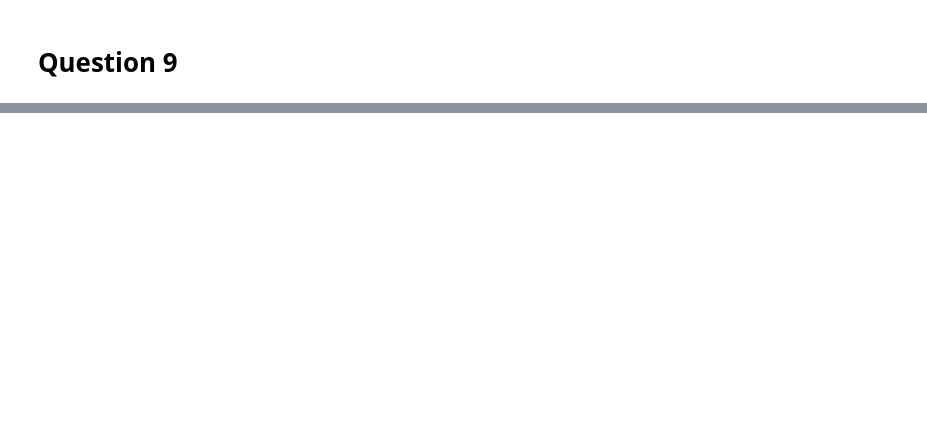
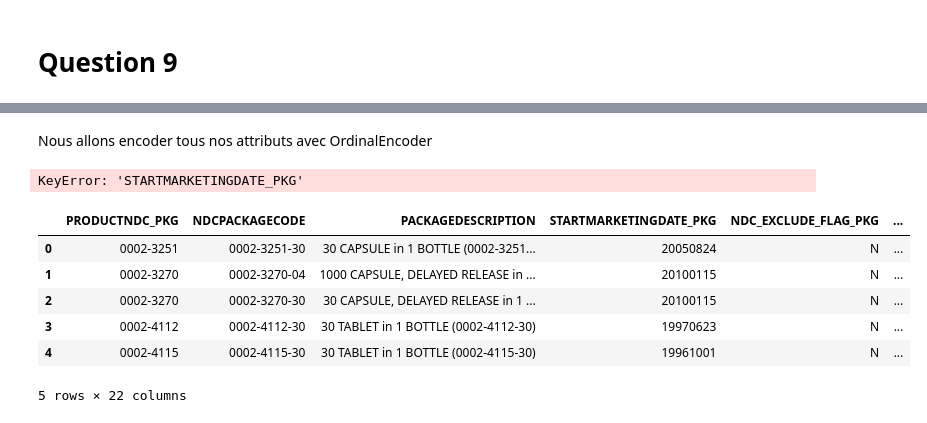
Before and after one commit to JamarcusBernard/tp2_ift870, a Jupyter notebook: tp2.ipynb, the cells around one changed output, grey strips where cells are left out. Saved outputs shown, nothing was run; the diff lists cells and outputs as text; code cells hidden in the pictures; blank space fills up the shorter version.

```diff
--- a/tp2.ipynb
+++ b/tp2.ipynb
@@ -887,2 +909,4 @@ for i in range (0,5):
+# %%
+tableMerged = tableMerged.drop(columns=['PHARM_CLASSES'])
 # %% [markdown]
 # Question 8
@@ -889,2 +933,6 @@ for i in range (0,5):
 # %% [markdown]
 # Question 9
+# %%
+copyTableMerged = tableMerged.copy()
+# %%
+copyTableMerged = copyTableMerged.drop(columns=['PRODUCTID' ,'LISTING_RECORD_CERTIFIED_THROUGH', 'STARTMARKETINGDATE_PRD', 'STARTMARKETINGDATE_PKG'])
@@ -890,0 +959,2 @@ for i in range (0,5):
+# %% [markdown]
+Nous allons encoder tous nos attributs avec OrdinalEncoder
@@ -890,0 +965,16 @@ for i in range (0,5):
+# %%
+from sklearn.preprocessing import LabelEncoder
+labelencoder = LabelEncoder()
+copyTableMerged['STARTMARKETINGDATE_PKG'] = labelencoder.fit_transform(copyTableMerged['STARTMARKETINGDATE_PKG'])
+# %% [output]
+KeyError: 'STARTMARKETINGDATE_PKG'
+# %%
+copyTableMerged.head()
+# %% [output]
+|  | PRODUCTNDC_PKG | NDCPACKAGECODE | PACKAGEDESCRIPTION | STARTMARKETINGDATE_PKG | NDC_EXCLUDE_FLAG_PKG | ... |
+| 0 | 0002-3251 | 0002-3251-30 | 30 CAPSULE in 1 BOTTLE (0002-3251... | 20050824 | N | ... |
+| 1 | 0002-3270 | 0002-3270-04 | 1000 CAPSULE, DELAYED RELEASE in ... | 20100115 | N | ... |
+| 2 | 0002-3270 | 0002-3270-30 | 30 CAPSULE, DELAYED RELEASE in 1 ... | 20100115 | N | ... |
+| 3 | 0002-4112 | 0002-4112-30 | 30 TABLET in 1 BOTTLE (0002-4112-30) | 19970623 | N | ... |
+| 4 | 0002-4115 | 0002-4115-30 | 30 TABLET in 1 BOTTLE (0002-4115-30) | 19961001 | N | ... |
+5 rows × 22 columns
```
Also changed, not shown: parts of 14 cells of this notebook.
